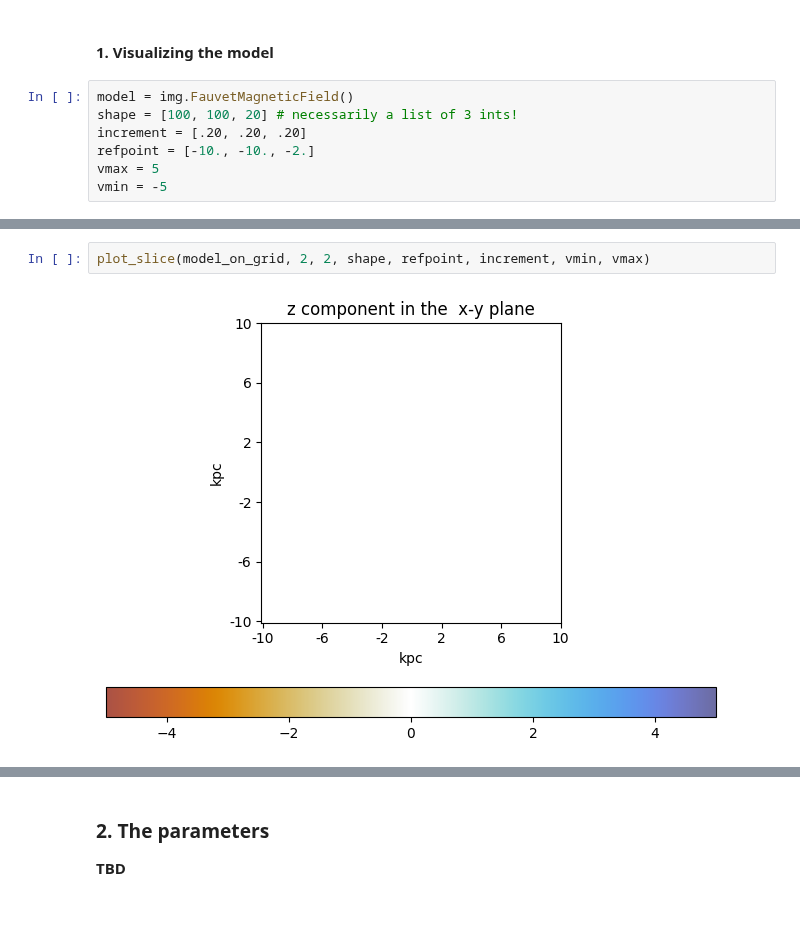
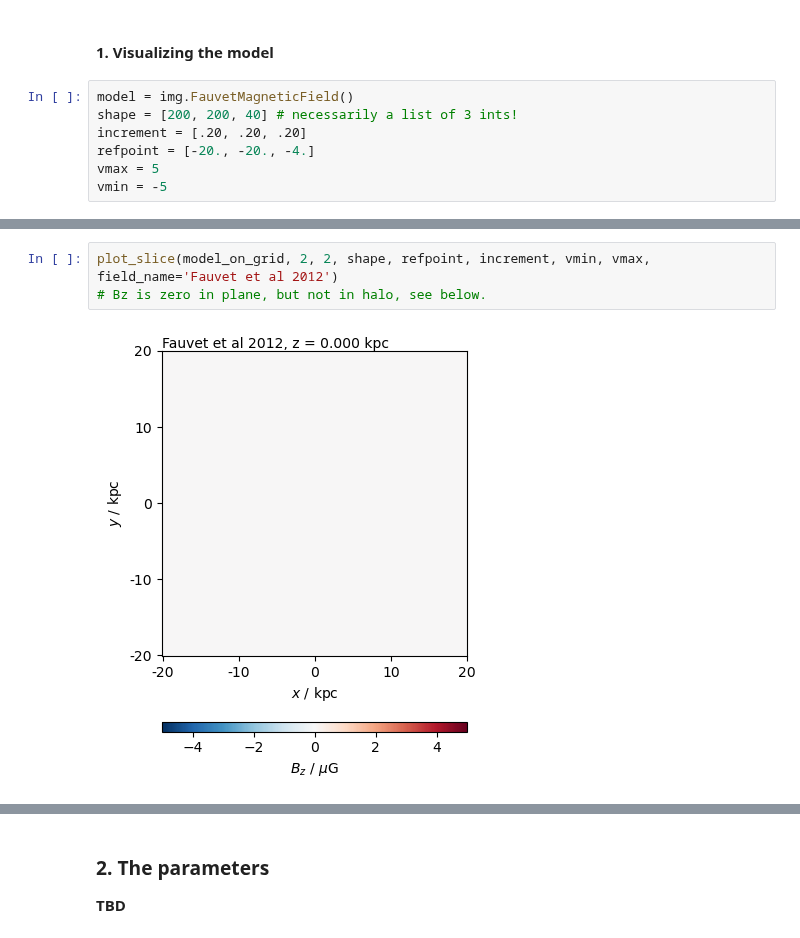
Before and after one commit to rafaelab/imagine-models, a Jupyter notebook: demos/python/model_examples/fauvet_demo.ipynb, the cells around one changed output, grey strips where cells are left out. Cells and saved outputs as stored; diff of their text form; blank space fills up the shorter version.

```diff
--- a/demos/python/model_examples/fauvet_demo.ipynb
+++ b/demos/python/model_examples/fauvet_demo.ipynb
@@ -13,9 +13,9 @@ from plotting_helpers import plot_slice
 #### 1. Visualizing the model
 # %%
 model = img.FauvetMagneticField()
-shape = [100, 100, 20] # necessarily a list of 3 ints!
+shape = [200, 200, 40] # necessarily a list of 3 ints!
 increment = [.20, .20, .20]
-refpoint = [-10., -10., -2.]
+refpoint = [-20., -20., -4.]
 vmax = 5
 vmin = -5
 # %%
@@ -30,4 +30,5 @@ plot_slice(model_on_grid, 1, 2, shape, refpoint, increment, vmin, vmax)
 # %%
-plot_slice(model_on_grid, 2, 2, shape, refpoint, increment, vmin, vmax)
+plot_slice(model_on_grid, 2, 2, shape, refpoint, increment, vmin, vmax, field_name='Fauvet et al 2012')
+# Bz is zero in plane, but not in halo, see below.
 # %% [output]
-[figure, old version]
+[figure, new version]
```
Also changed, not shown: parts of 8 cells of this notebook, 5 other files.
